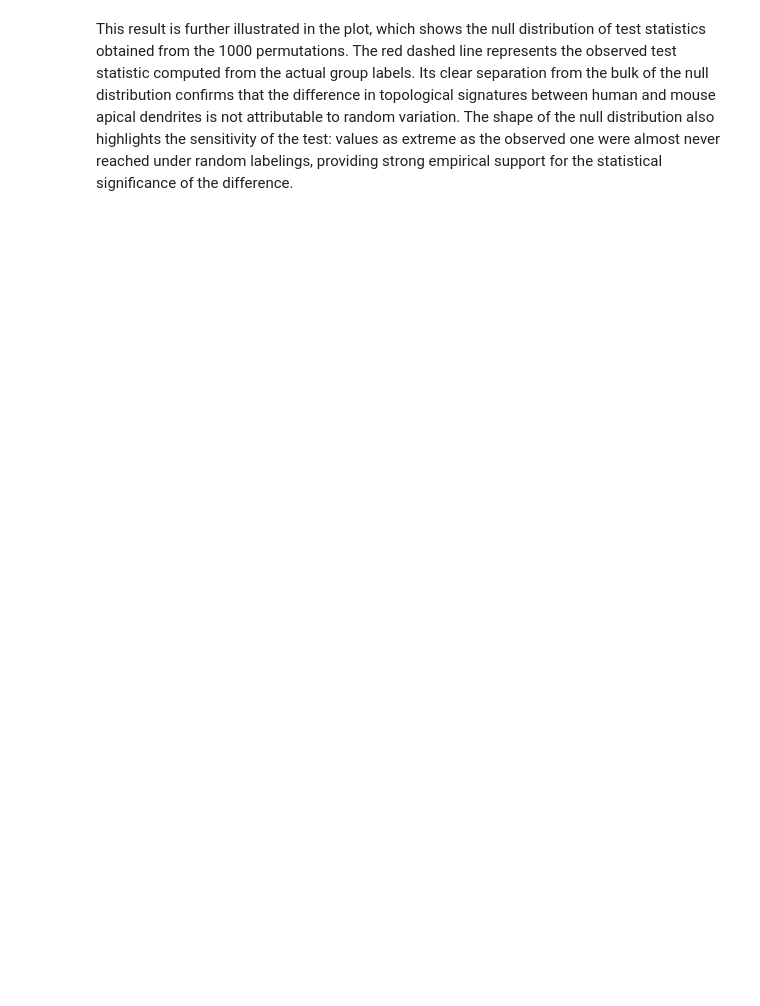
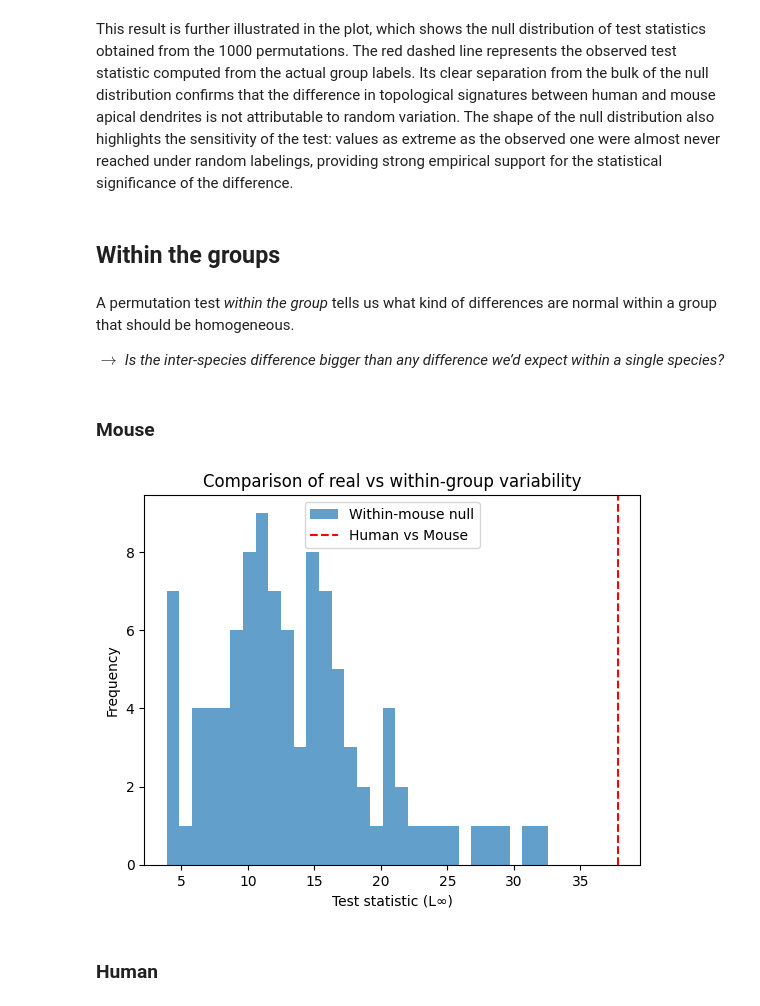
Before and after one commit to araccoon22/Master_Thesis, a Jupyter notebook: 2_permutation_test.ipynb, the cells around one changed output. Drawn from its saved outputs; the diff is of its cells as text; code cells hidden in the pictures; blank space fills up the shorter version.

Commit message:
[Add] Permutation within the groups

```diff
--- a/2_permutation_test.ipynb
+++ b/2_permutation_test.ipynb
@@ -133,2 +135,24 @@ plt.show()
 # %% [markdown]
 This result is further illustrated in the plot, which shows the null distribution of test statistics obtained from the 1000 permutations. The red dashed line represents the observed test statistic computed from the actual group labels. Its clear separation from the bulk of the null distribution confirms that the difference in topological signatures between human and mouse apical dendrites is not attributable to random variation. The shape of the null distribution also highlights the sensitivity of the test: values as extreme as the observed one were almost never reached under random labelings, providing strong empirical support for the statistical significance of the difference.
+# %% [markdown]
+## Within the groups
+# %% [markdown]
+A permutation test *within the group* tells us what kind of differences are normal within a group that should be homogeneous.
+
+$\to$ *Is the inter-species difference bigger than any difference we’d expect within a single species?*
+# %% [markdown]
+### Mouse
+# %%
+within_mouse_stats =fcts.within_group_permutation_test(silhouettes_mouse, n_trials=100)
+# %%
+plt.hist(within_mouse_stats, bins=30, alpha=0.7, label='Within-mouse null')
+plt.axvline(observed_stat, color='red', linestyle='--', label='Human vs Mouse')
+plt.title('Comparison of real vs within-group variability')
+plt.xlabel('Test statistic (L∞)')
+plt.ylabel('Frequency')
+plt.legend()
+plt.show()
+# %% [output]
+[figure, added]
+# %% [markdown]
+### Human
```
Also changed, not shown: parts of 4 cells of this notebook, 1 other file.
